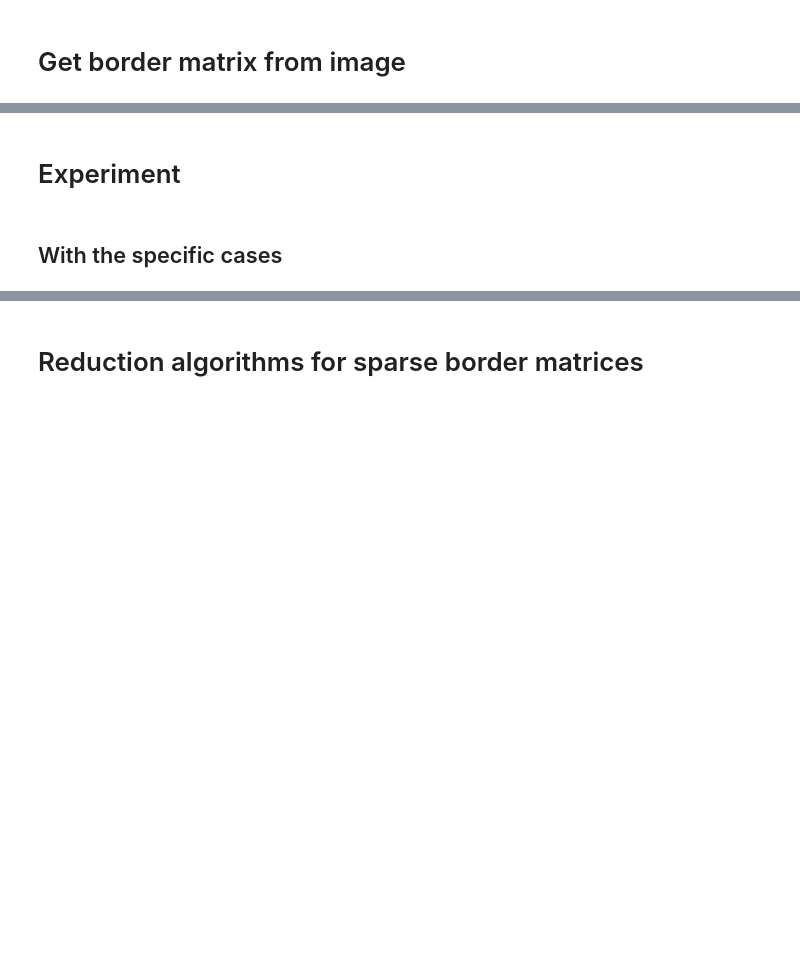
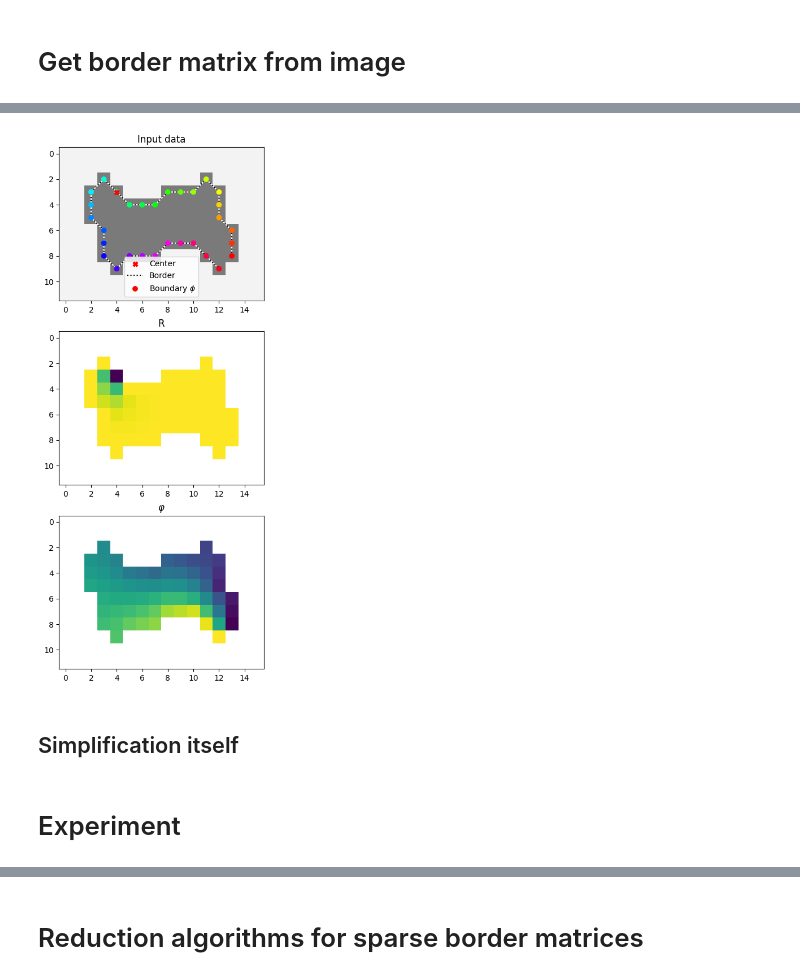
Before and after one commit to zimfv/depth-poset, a Jupyter notebook: notebooks/Simplify Picture.ipynb, the cells around one changed output, grey strips where cells are left out. Saved outputs shown, nothing was run; the diff lists cells and outputs as text; code cells hidden in the pictures; blank space fills up the shorter version.

```diff
--- a/notebooks/Simplify Picture.ipynb
+++ b/notebooks/Simplify Picture.ipynb
@@ -193,0 +341,62 @@ if len(dims) < 4096:
+# %%
+# define mask
+mask = np.zeros([16, 12])
+mask[2, 3:6] = 1
+mask[3, 2:9] = 1
+mask[4, 3:10] = 1
+mask[5:8, 8] = 1
+mask[5:11, 4:8] = 1
+mask[8:11, 3] = 1
+mask[11, 2:9] = 1
+mask[12, 3:10] = 1
+mask[13, 6:9] = 1
+
+# define center
+center_x, center_y = 4, 7
+center_x, center_y = np.argwhere(mask)[np.random.choice(np.arange(mask.sum(), dtype=int))]
+
+# get the boundary
+boundary = extract_ordered_boundary(mask)
+boundary_x, boundary_y = np.transpose(boundary)
+boundary_angles = np.linspace(0, 2*np.pi, len(boundary))
+
+
+# compute parametrization
+boundary_phi = {pos: phi for pos, phi in zip(boundary, boundary_angles)}
+center_pixel = center_x, center_y
+
+parametrization = compute_parametrization(mask, boundary_phi, center_pixel)
+
+# plot
+img_radius = np.nan*mask
+img_phi = np.nan*mask
+
+for (x, y), (r, phi) in parametrization.items():
+    img_radius[x, y] = r
+    img_phi[x, y] = phi
+
+
+fig, axs = plt.subplots(3, figsize=(6, 12))
+#
+axs[0].set_title('Input data')
+axs[0].imshow(mask.transpose(), cmap='Greys', vmin=-0.2, vmax=1.8, zorder=0)
+
+axs[0].scatter(center_x, center_y, color='red', marker='X', label='Center', zorder=3)
+
+axs[0].plot(boundary_x, boundary_y, color='white', linestyle='-')
+axs[0].plot(boundary_x, boundary_y, color='black', linestyle=':', label='Border')
+axs[0].scatter(boundary_x, boundary_y, color=plt.get_cmap('hsv')(boundary_angles/(2*np.pi)), marker='o', label='Boundary $\phi$', zorder=2)
+axs[0].legend()
+
+#
+axs[1].set_title('R')
+axs[1].imshow(img_radius.transpose())
+
+axs[2].set_title(r'$\varphi$')
+axs[2].imshow(img_phi.transpose())
+
+plt.show()
+# %% [output]
+[figure, added]
+# %% [markdown]
+## Simplification itself
@@ -194,4 +596,2 @@ if len(dims) < 4096:
 # %% [markdown]
 # Experiment
-# %% [markdown]
-## With the specific cases
```
Also changed, not shown: parts of 34 cells of this notebook, 1 other file.
